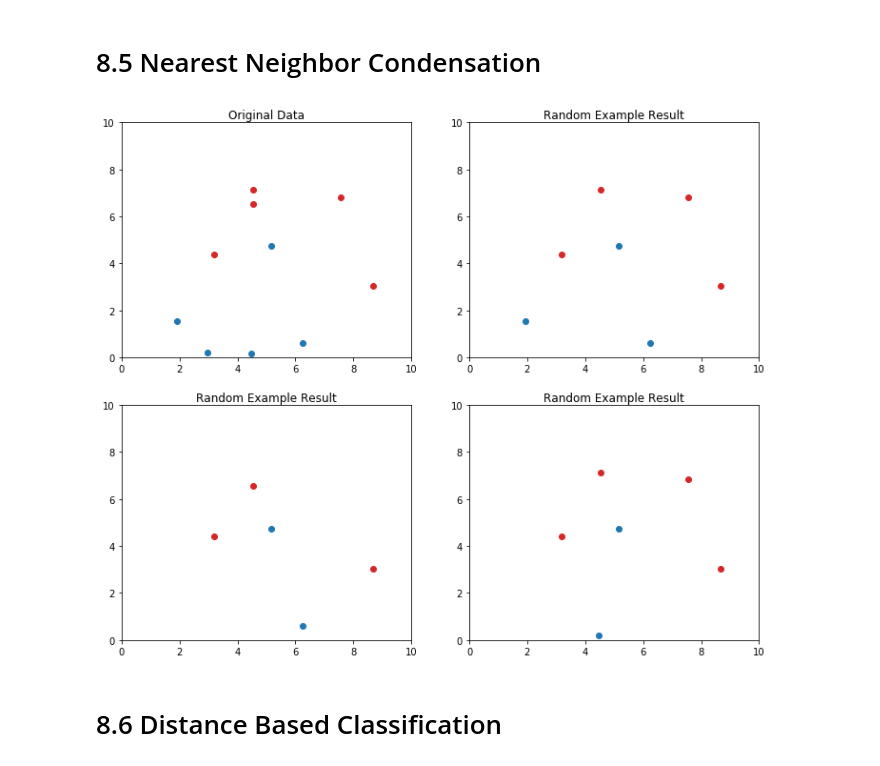
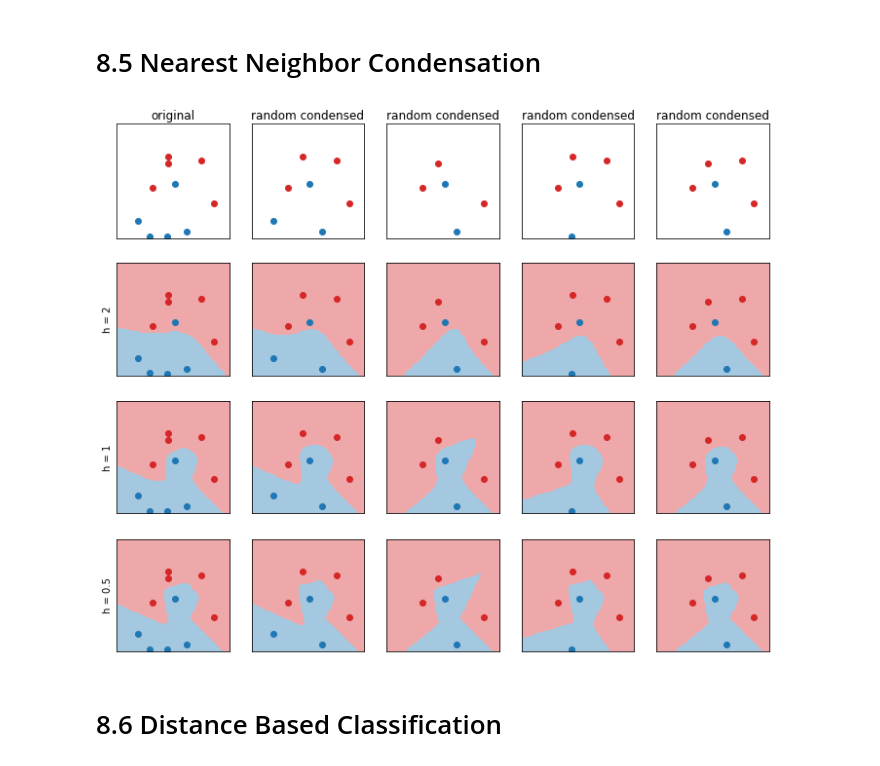
Before and after one commit to pfaion/NonparametricMethods, a Jupyter notebook: explore.ipynb, the cells around one changed output. Cells and saved outputs as stored; diff of their text form; code cells hidden in the pictures.

```diff
--- a/explore.ipynb
+++ b/explore.ipynb
@@ -242,24 +244,46 @@ def condensed_nearest_neighbor(data):
                 Z.append((x, y, c))
     Z_retransformed = [[(x, y) for (x, y, c2) in Z if c2 == c] for c in range(len(data))]
     return Z_retransformed
-# %%
-plt.subplot(2,2,1)
-for c, data in enumerate(classData2D):
-    plt.plot(*zip(*data), 'o', color=colors[c])
-    plt.title('Original Data')
-    plt.xlim(0, 10)
-    plt.ylim(0, 10)
-
-random.seed(42)
-for i in range(3):
-    plt.subplot(2,2,i+2)
-    for c, data in enumerate(condensed_nearest_neighbor(classData2D)):
-        plt.plot(*zip(*data), 'o', color=colors[c])
-        plt.title('Random Example Result')
-        plt.xlim(0, 10)
-        plt.ylim(0, 10)
-# %% [output]
-[figure, removed]
+# %%
+random.seed(42)
+num_trials = 4
+datasets = [classData2D] + [condensed_nearest_neighbor(classData2D) for _ in range(num_trials)]
+
+hs = [2, 1, 0.5]
+xs = np.arange(0, 10, 0.1)
+ys = np.arange(0, 10, 0.1)
+r = len(hs)+1
+c = num_trials+1
+
+titles = ['original']+['random condensed']*num_trials
+
+for j, dataset in enumerate(datasets):
+    plt.subplot(r,c,j+1)
+    for col, data in enumerate(dataset):
+        plt.plot(*zip(*data), 'o', color=colors[col])
+        plt.xlim(0, 10)
+        plt.ylim(0, 10)
+        plt.xticks([])
+        plt.yticks([])
+        plt.title(titles[j])
+
+for i,h in enumerate(hs):
+    for j, dataset in enumerate(datasets):
+        plt.subplot(r,c,(i+1)*c + j+1)
+
+        classifications = [[
+                class_conditional_kernel_classifier((x, y), dataset, h, multivariate_gaussian_kernel)
+            for x in xs] for y in ys]
+
+        plt.imshow(classifications, extent=(0,10,0,10), cmap=colormap, origin='lower')
+        for col, data in enumerate(dataset):
+            plt.plot(*zip(*data), 'o', color=colors[col])
+        plt.xticks([])
+        plt.yticks([])
+        if j == 0:
+            plt.ylabel("h = {}".format(h))
+# %% [output]
+[figure, added]
 # %% [markdown]
 # 8.6 Distance Based Classification
 # %%
```
Also changed, not shown: parts of 2 cells of this notebook.
